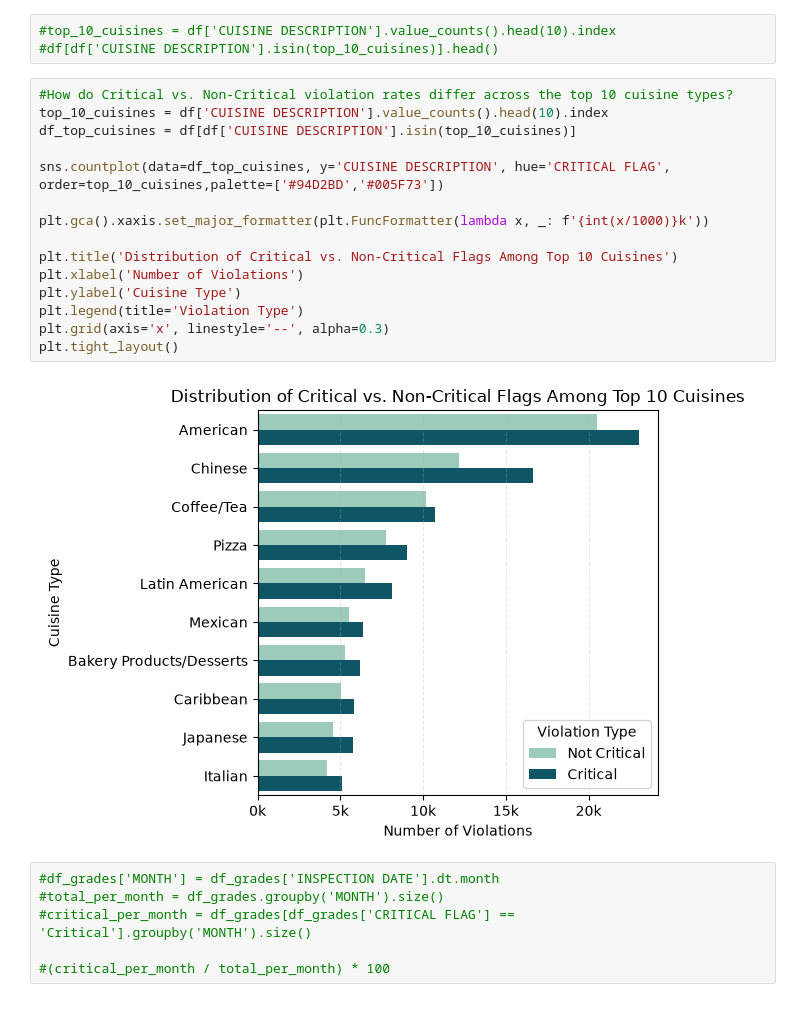
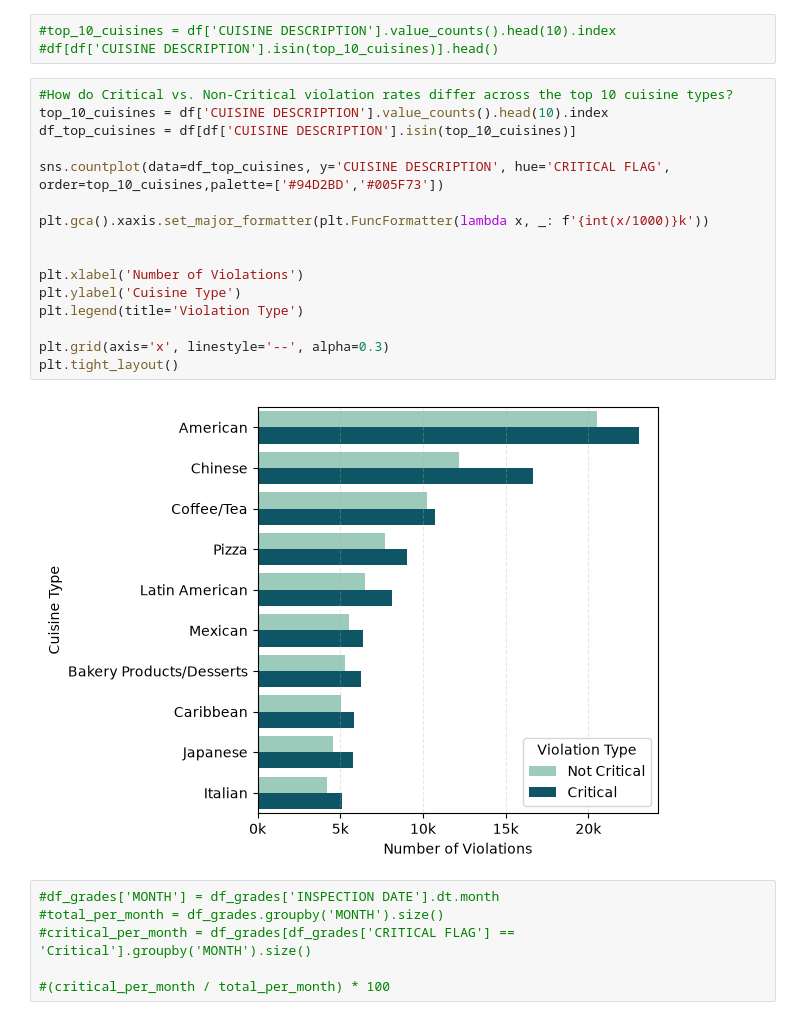
Before and after one commit to FajerMubarak/NYC_Restaurant_Inspections_data, a Jupyter notebook: EDA_NYC_Restaurant_Inspections.ipynb, the cells around one changed output. Cells and saved outputs as stored; diff of their text form.

```diff
--- a/EDA_NYC_Restaurant_Inspections.ipynb
+++ b/EDA_NYC_Restaurant_Inspections.ipynb
@@ -204,20 +210,21 @@ plt.tight_layout()
 # %%
 #How do Critical vs. Non-Critical violation rates differ across the top 10 cuisine types?
 top_10_cuisines = df['CUISINE DESCRIPTION'].value_counts().head(10).index
 df_top_cuisines = df[df['CUISINE DESCRIPTION'].isin(top_10_cuisines)]
 
 sns.countplot(data=df_top_cuisines, y='CUISINE DESCRIPTION', hue='CRITICAL FLAG', order=top_10_cuisines,palette=['#94D2BD','#005F73'])
 
 plt.gca().xaxis.set_major_formatter(plt.FuncFormatter(lambda x, _: f'{int(x/1000)}k'))
 
-plt.title('Distribution of Critical vs. Non-Critical Flags Among Top 10 Cuisines')
+
 plt.xlabel('Number of Violations')
 plt.ylabel('Cuisine Type')
 plt.legend(title='Violation Type')
+
 plt.grid(axis='x', linestyle='--', alpha=0.3)
 plt.tight_layout()
 # %% [output]
-[figure, old version]
+[figure, new version]
 # %%
 #df_grades['MONTH'] = df_grades['INSPECTION DATE'].dt.month
 #total_per_month = df_grades.groupby('MONTH').size()
```
Also changed, not shown: parts of 9 cells of this notebook, 2 other files.
